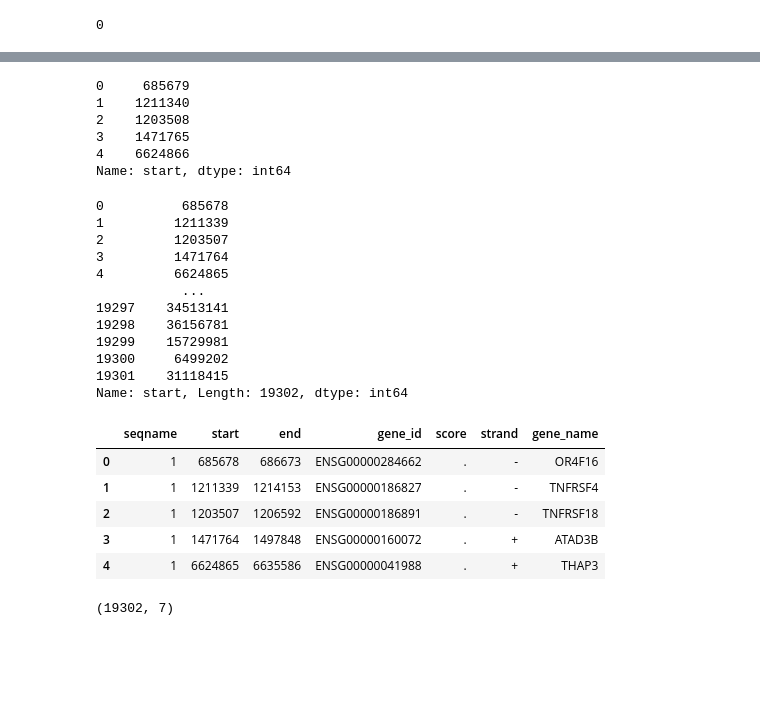
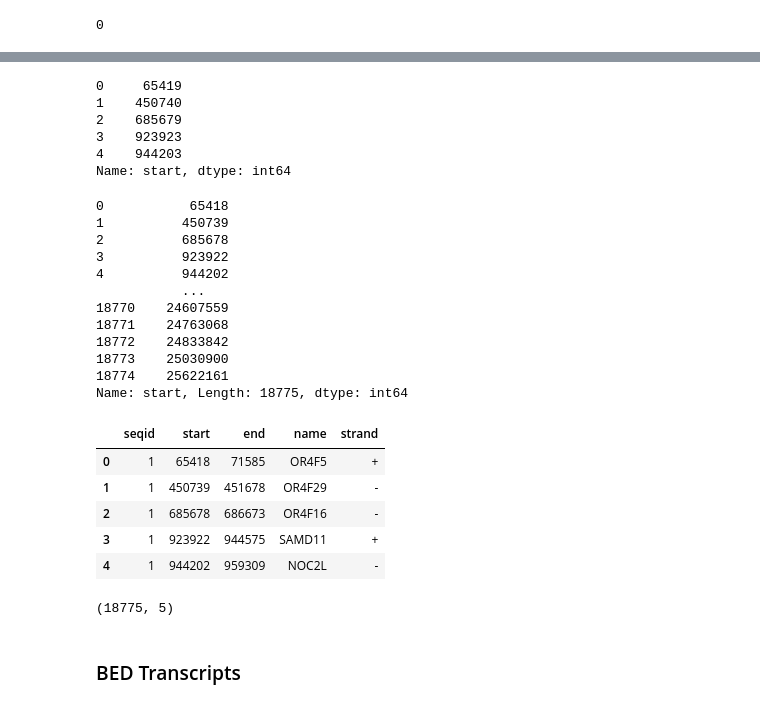
Before and after one commit to ATGenomics/wbdsla, a Jupyter notebook: WBDSLA.ipynb, the cells around one changed output, grey strips where cells are left out. Saved outputs shown, nothing was run; the diff lists cells and outputs as text; code cells hidden in the pictures; blank space fills up the shorter version.

```diff
--- a/WBDSLA.ipynb
+++ b/WBDSLA.ipynb
@@ -427,0 +799,2 @@ array(['ensembl_havana'], dtype=object)
+# %%
+genes_attributes.drop('attributes', axis=1, inplace=True)
@@ -487,0 +826,2 @@ df_gene['attribute'].str.replace(';$', '', regex=True).str.split(';', expand=Tru
+# %%
+genes_attributes = genes_attributes.replace('.*=', '', regex=True).replace('gene:', '', regex=True)
@@ -509 +894,3 @@ df_gene = (df_gene[['seqname', 'start', 'end',
+# %%
+genes_bed = genes_attributes[['seqid', 'start', 'end', 'name', 'strand']]  # df[], df[[lista]]
 # %%
@@ -524,25 +911,25 @@ Name: start, Length: 19302, dtype: int64
 # %%
-df_gene['start'].astype('int64').head()
+genes_bed['start'].astype('int64').head()
 # %% [output]
-0     685679
-1    1211340
-2    1203508
-3    1471765
-4    6624866
+0     65419
+1    450740
+2    685679
+3    923923
+4    944203
 Name: start, dtype: int64
 # %%
-pd.to_numeric(df_gene['start'])-1
+pd.to_numeric(genes_bed['start'])-1
 # %% [output]
-0          685678
-1         1211339
-2         1203507
-3         1471764
-4         6624865
+0           65418
+1          450739
+2          685678
+3          923922
+4          944202
            ...
-19297    34513141
-19298    36156781
-19299    15729981
-19300     6499202
-19301    31118415
-Name: start, Length: 19302, dtype: int64
+18770    24607559
+18771    24763068
+18772    24833842
+18773    25030900
+18774    25622161
+Name: start, Length: 18775, dtype: int64
 # %%
@@ -550,13 +942,17 @@ df_gene['start'] = df_gene['start'].astype('int64') - 1
+# %%
+genes_bed.loc[:, 'start'] = genes_bed['start'].astype('int64') - 1
 # %%
-df_gene.head()
+genes_bed.head()
 # %% [output]
-|  | seqname | start | end | gene_id | score | strand | gene_name |
-| 0 | 1 | 685678 | 686673 | ENSG00000284662 | . | - | OR4F16 |
-| 1 | 1 | 1211339 | 1214153 | ENSG00000186827 | . | - | TNFRSF4 |
-| 2 | 1 | 1203507 | 1206592 | ENSG00000186891 | . | - | TNFRSF18 |
-| 3 | 1 | 1471764 | 1497848 | ENSG00000160072 | . | + | ATAD3B |
-| 4 | 1 | 6624865 | 6635586 | ENSG00000041988 | . | + | THAP3 |
+|  | seqid | start | end | name | strand |
+| 0 | 1 | 65418 | 71585 | OR4F5 | + |
+| 1 | 1 | 450739 | 451678 | OR4F29 | - |
+| 2 | 1 | 685678 | 686673 | OR4F16 | - |
+| 3 | 1 | 923922 | 944575 | SAMD11 | + |
+| 4 | 1 | 944202 | 959309 | NOC2L | - |
 # %%
-df_gene.shape
+genes_bed.shape
 # %% [output]
-(19302, 7)
+(18775, 5)
+# %% [markdown]
+### BED Transcripts
```
Also changed, not shown: parts of 126 cells of this notebook.
